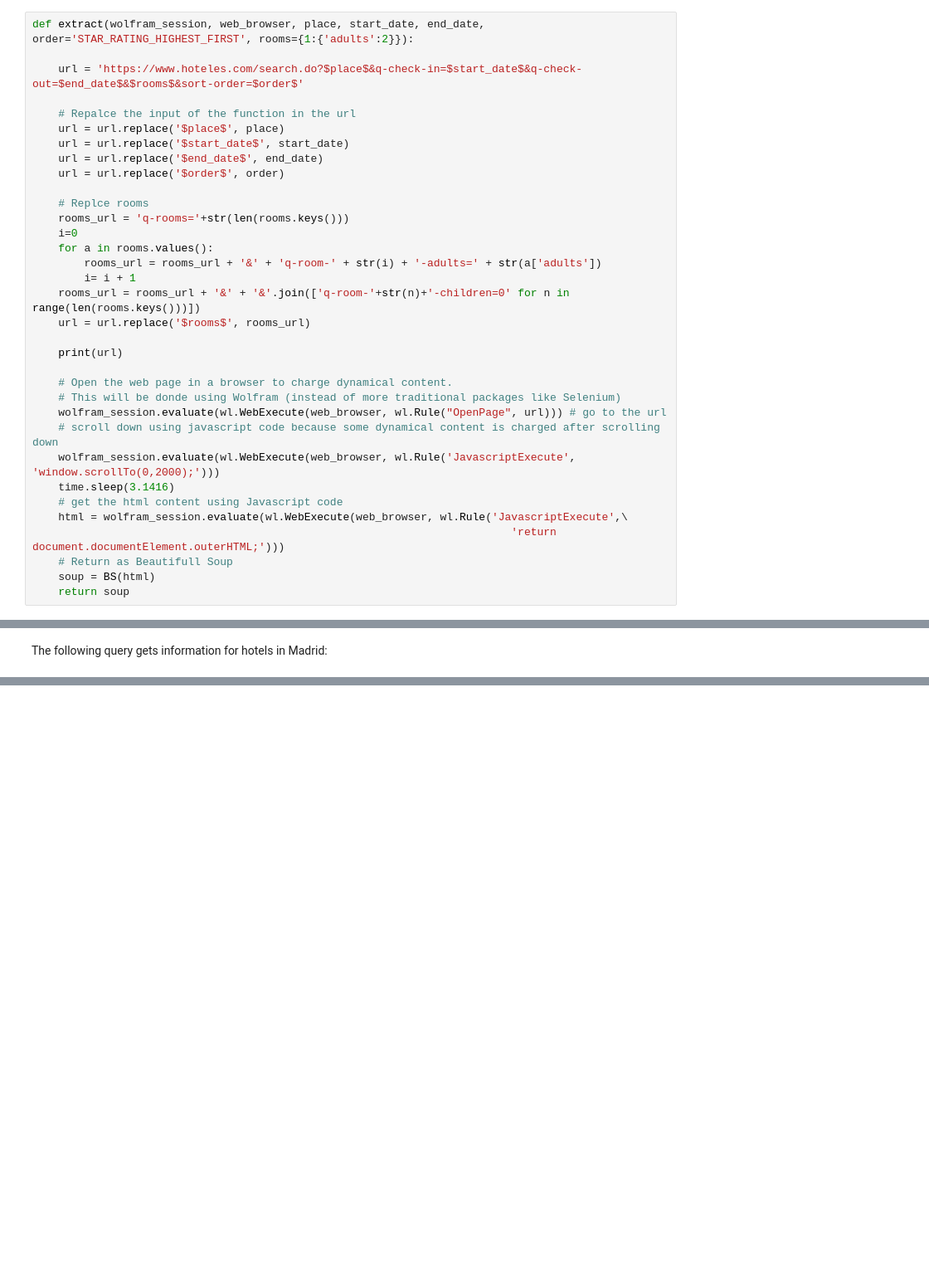
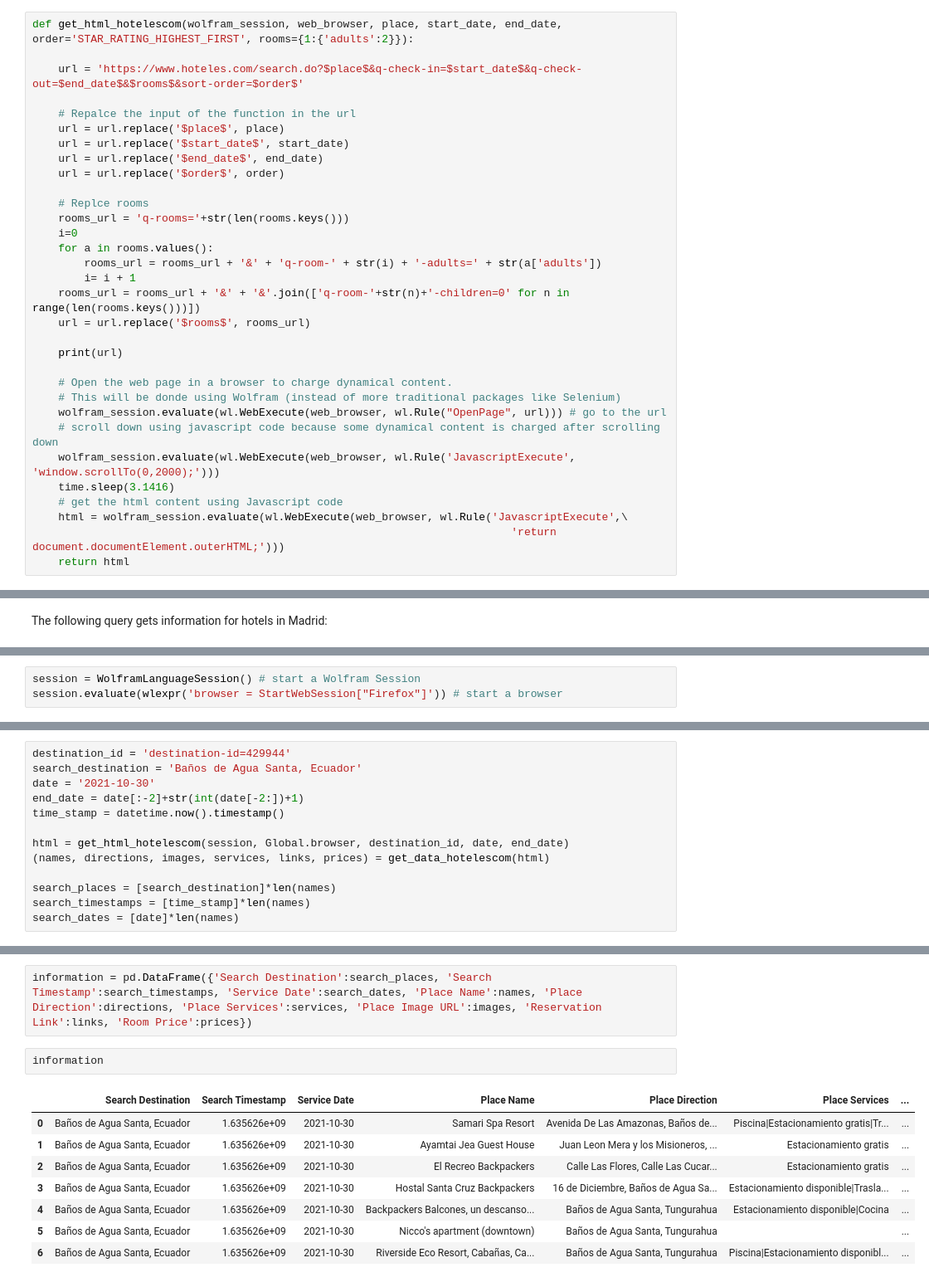
Before and after one commit to truman-t/Scrape-hoteles.com, a Jupyter notebook: Function to query hoteles.com.ipynb, the cells around one changed output, grey strips where cells are left out. Shown at 83% size. Saved outputs shown, nothing was run; the diff lists cells and outputs as text; blank space fills up the shorter version.

Commit message:
Added new function to scrape data from the html obtained from the function extract (renamed get_html_hotelescom)

```diff
--- a/Function to query hoteles.com.ipynb
+++ b/Function to query hoteles.com.ipynb
@@ -13,5 +15,5 @@ from wolframclient.language import wl, wlexpr, Global
 # %%
-def extract(wolfram_session, web_browser, place, start_date, end_date, order='STAR_RATING_HIGHEST_FIRST', rooms={1:{'adults':2}}):
+def get_html_hotelescom(wolfram_session, web_browser, place, start_date, end_date, order='STAR_RATING_HIGHEST_FIRST', rooms={1:{'adults':2}}):
 
     url = 'https://www.hoteles.com/search.do?$place$&q-check-in=$start_date$&q-check-out=$end_date$&$rooms$&sort-order=$order$'
 
@@ -41,9 +43,7 @@ def extract(wolfram_session, web_browser, place, start_date, end_date, order='ST
     # get the html content using Javascript code
     html = wolfram_session.evaluate(wl.WebExecute(web_browser, wl.Rule('JavascriptExecute',\
                                                                           'return document.documentElement.outerHTML;')))
-    # Return as Beautifull Soup
-    soup = BS(html)
-    return soup
+    return html
 # %% [markdown]
 The function assumes that a wolfram session and a browser have been started like the following:
 # %%
@@ -193,0 +246,3 @@ Se abre en una nueva ventana
+# %%
+session = WolframLanguageSession() # start a Wolfram Session
+session.evaluate(wlexpr('browser = StartWebSession["Firefox"]')) # start a browser
@@ -193,0 +251,13 @@ Se abre en una nueva ventana
+# %%
+destination_id = 'destination-id=429944'
+search_destination = 'Baños de Agua Santa, Ecuador'
+date = '2021-10-30'
+end_date = date[:-2]+str(int(date[-2:])+1)
+time_stamp = datetime.now().timestamp()
+
+html = get_html_hotelescom(session, Global.browser, destination_id, date, end_date)
+(names, directions, images, services, links, prices) = get_data_hotelescom(html)
+
+search_places = [search_destination]*len(names)
+search_timestamps = [time_stamp]*len(names)
+search_dates = [date]*len(names)
@@ -193,0 +266,13 @@ Se abre en una nueva ventana
+# %%
+information = pd.DataFrame({'Search Destination':search_places, 'Search Timestamp':search_timestamps, 'Service Date':search_dates, 'Place Name':names, 'Place Direction':directions, 'Place Services':services, 'Place Image URL':images, 'Reservation Link':links, 'Room Price':prices})
+# %%
+information
+# %% [output]
+|  | Search Destination | Search Timestamp | Service Date | Place Name | Place Direction | Place Services | ... |
+| 0 | Baños de Agua Santa, Ecuador | 1.635626e+09 | 2021-10-30 | Samari Spa Resort | Avenida De Las Amazonas, Baños de... | Piscina|Estacionamiento gratis|Tr... | ... |
+| 1 | Baños de Agua Santa, Ecuador | 1.635626e+09 | 2021-10-30 | Ayamtai Jea Guest House | Juan Leon Mera y los Misioneros, ... | Estacionamiento gratis | ... |
+| 2 | Baños de Agua Santa, Ecuador | 1.635626e+09 | 2021-10-30 | El Recreo Backpackers | Calle Las Flores, Calle Las Cucar... | Estacionamiento gratis | ... |
+| 3 | Baños de Agua Santa, Ecuador | 1.635626e+09 | 2021-10-30 | Hostal Santa Cruz Backpackers | 16 de Diciembre, Baños de Agua Sa... | Estacionamiento disponible|Trasla... | ... |
+| 4 | Baños de Agua Santa, Ecuador | 1.635626e+09 | 2021-10-30 | Backpackers Balcones, un descanso... | Baños de Agua Santa, Tungurahua | Estacionamiento disponible|Cocina | ... |
+| 5 | Baños de Agua Santa, Ecuador | 1.635626e+09 | 2021-10-30 | Nicco's apartment (downtown) | Baños de Agua Santa, Tungurahua |  | ... |
+| 6 | Baños de Agua Santa, Ecuador | 1.635626e+09 | 2021-10-30 | Riverside Eco Resort, Cabañas, Ca... | Baños de Agua Santa, Tungurahua | Piscina|Estacionamiento disponibl... | ... |
```
Also changed, not shown: parts of 17 cells of this notebook.
